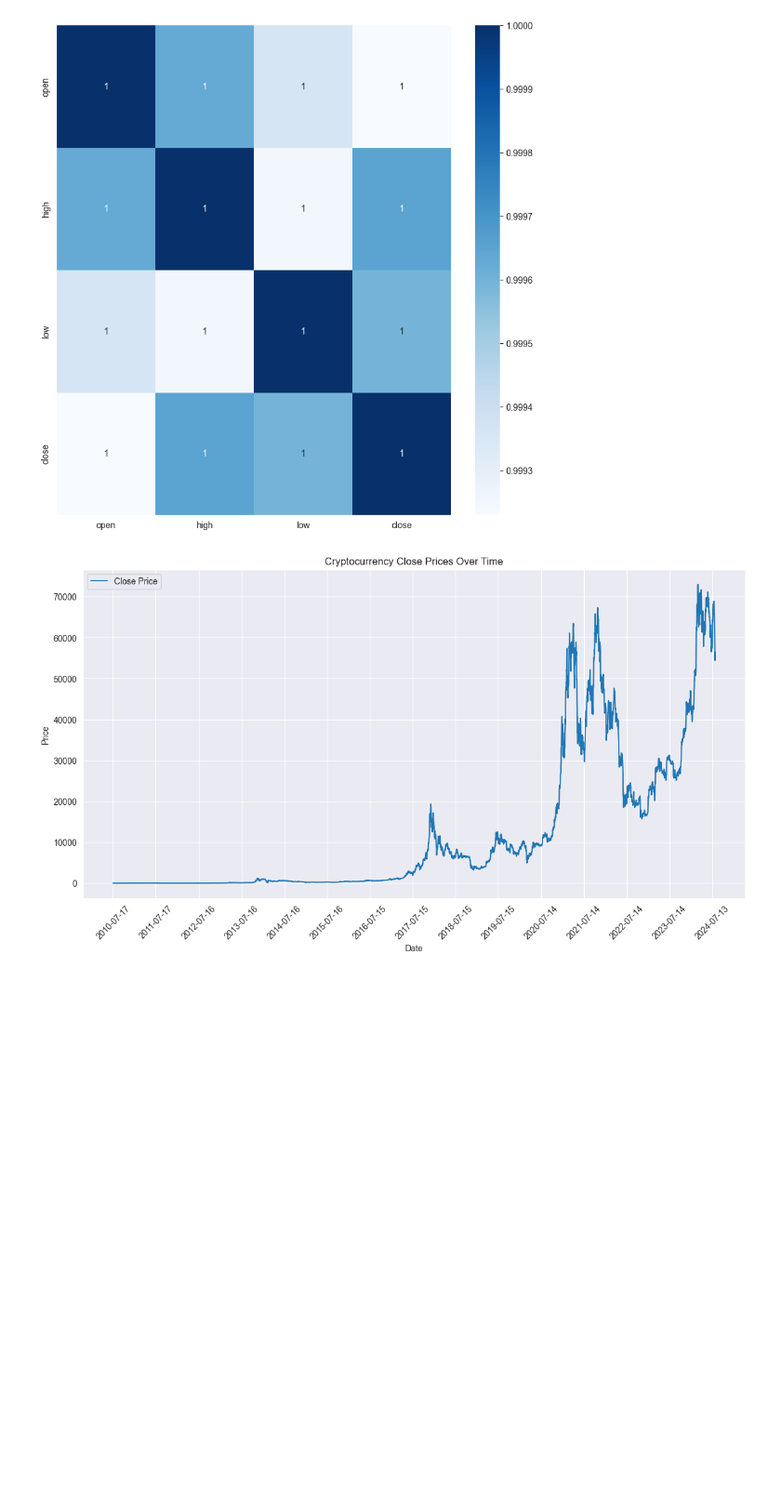
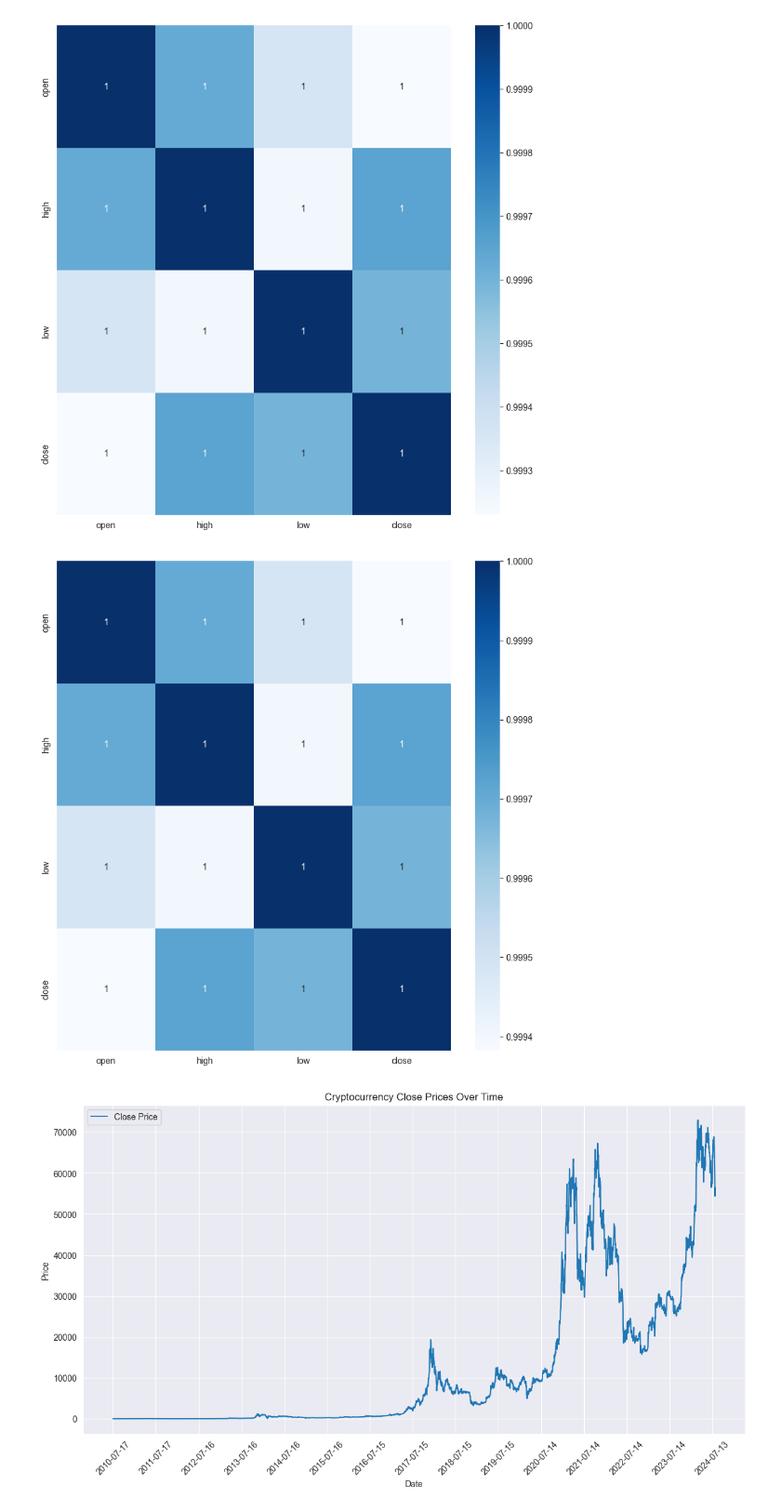
Before and after one commit to rohitcodism/Crypto-Price-Predition, a Jupyter notebook: Model/Crypto.ipynb, the cells around one changed output. Shown at 93% size. Saved outputs shown, nothing was run; the diff lists cells and outputs as text; code cells hidden in the pictures; blank space fills up the shorter version.

```diff
--- a/Model/Crypto.ipynb
+++ b/Model/Crypto.ipynb
@@ -162,6 +162,14 @@ sns.heatmap(btc_corr, annot=True, cmap='Blues')
 plt.show()
 # %% [output]
 [figure]
+# %%
+crypto_corr = crypto_data.corr(numeric_only=True)
+
+plt.figure(figsize=(10,10))
+sns.heatmap(crypto_corr, annot=True, cmap='Blues')
+plt.show()
+# %% [output]
+[figure, added]
 # %%
 plt.figure(figsize=(14, 7))
 plt.plot(btc_df['date'], btc_df['close'], label='Close Price')
```
Also changed, not shown: parts of 84 cells of this notebook.
